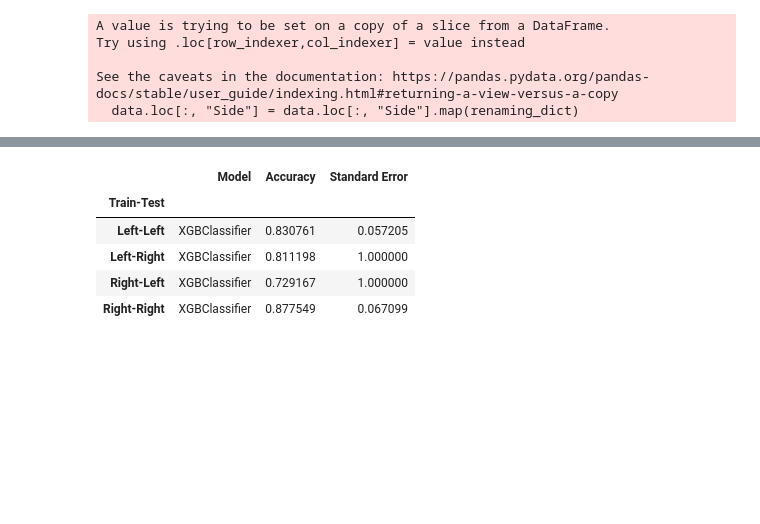
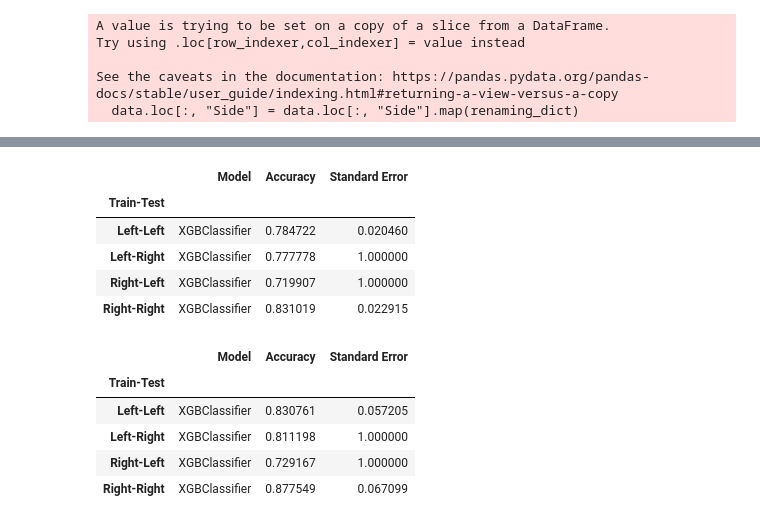
Before and after one commit to LeonardoAlchieri/LateralizationPhysiologicalWearables, a Jupyter notebook: plotting_notebooks/n_fold.ipynb, the cells around one changed output, grey strips where cells are left out. Cells and saved outputs as stored; diff of their text form; code cells hidden in the pictures; blank space fills up the shorter version.

```diff
--- a/plotting_notebooks/n_fold.ipynb
+++ b/plotting_notebooks/n_fold.ipynb
@@ -336,3 +362,13 @@ Average accuracy for Right-Right side: 74.41 ± 0.04
+# %%
+max_acc = all_results_no_dummy.groupby('Train-Test').max()
+display(max_acc)
+# %% [output]
+|  | Model | Accuracy | Standard Error |
+| Train-Test |  |  |  |
+| Left-Left | XGBClassifier | 0.784722 | 0.020460 |
+| Left-Right | XGBClassifier | 0.777778 | 1.000000 |
+| Right-Left | XGBClassifier | 0.719907 | 1.000000 |
+| Right-Right | XGBClassifier | 0.831019 | 0.022915 |
 # %%
 max_acc = all_results_no_dummy.groupby('Train-Test').max()
 display(max_acc)
```
Also changed, not shown: parts of 8 cells of this notebook, 3 other files.
